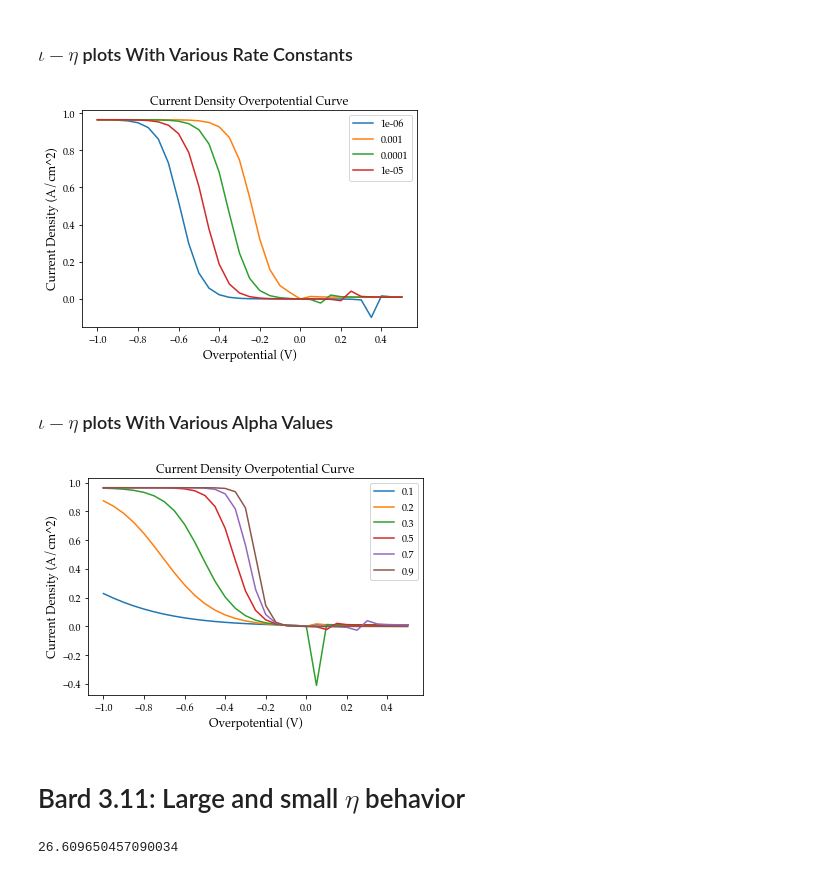
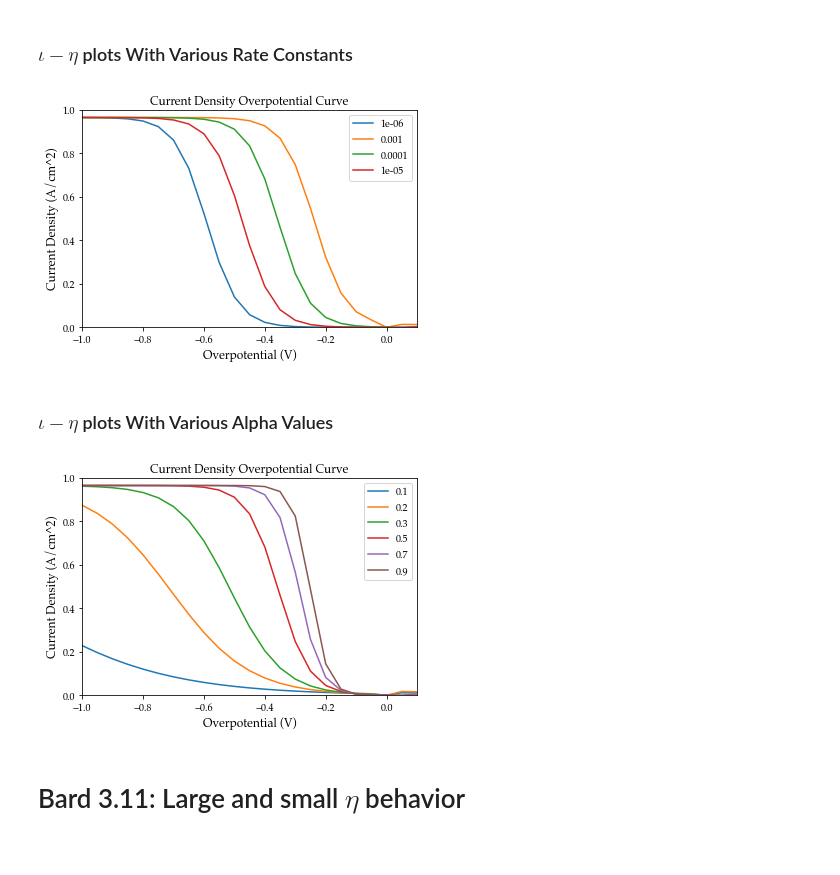
Before and after one commit to jmsieffer/ChemPhysicsMisc, a Jupyter notebook: ChemPhysicsMisc/MiscScienceScripts/ButlerVolmer.ipynb, the cells around one changed output. Drawn from its saved outputs; the diff is of its cells as text; code cells hidden in the pictures.

Commit message:
Updated Plots

```diff
--- a/ChemPhysicsMisc/MiscScienceScripts/ButlerVolmer.ipynb
+++ b/ChemPhysicsMisc/MiscScienceScripts/ButlerVolmer.ipynb
@@ -131,7 +134,7 @@ ila = iancat(mR,CR2)
 ilc = iancat(mO,CO2)
 
 #Creating the DataFrame full of data
-Potential = np.arange(-1.5,0.05,.05)
+Potential = np.arange(-1.5,0.5,.05)
 Overpotential = Potential + 0.5
 df = pd.DataFrame({'Potential': Potential, 'Overpotential': Overpotential})
 df = df.round(3)
@@ -143,19 +146,25 @@ def exp2(Overpotential, a):
     return np.exp((1-a) * f * Overpotential)
 
 def Current(Overpotential, i0, ilc, ila , a):
-    return (exp1(Overpotential, a) - exp2(Overpotential, a))/ ((1/i0) + (exp1(Overpotential, a)/ilc) - (exp2(Overpotential, a)/ila))
+    return ((exp1(Overpotential, a) - exp2(Overpotential, a))/ ((1/i0) + (exp1(Overpotential, a)/ilc) - (exp2(Overpotential, a)/ila)))
 
 
 
 exp1set = exp1(df.Overpotential, a)
 df['exp1'] = exp1set
 exp2set = exp2(df.Overpotential, a)
-df['exp2'] = exp1set
+df['exp2'] = exp2set
 CurrentBT = Current(df.Overpotential, i0, ilc, ila, a)
 df['Current'] = CurrentBT
-logCurrent = np.log(df['Current'])
-df['logCurrent'] = logCurrent
+logCurrent = np.log(abs(df['Current']))
+df['lnCurrent'] = logCurrent
 
 df = df.round(5)
-df
+#df = df.drop([22,23,24,25])
+
+# window = 21
+# order = 2
+# y_sf = savgol_filter(df['Current'], window, order)
+dfn = df.drop(['exp1', 'exp2'], axis=1)
+dfn
 # %% [output]
@@ -227,6 +239,9 @@ ExchangeCurrentSet = ExchangeCurrent(a, kset, CO2, CR2)
 
 fig = plt.subplots()
 for i in range(len(ExchangeCurrentSet)):
+
+    plt.xlim(-1,.1)
+    plt.ylim(-0.0,1)
 
     plt.plot(df.Overpotential,Current(df.Overpotential, ExchangeCurrentSet[i], ilc, ila, a), label = kpd[i])
 
@@ -240,34 +255,41 @@ for i in range(len(ExchangeCurrentSet)):
     plt.ylabel('Current Density (A/cm^2)', fontsize = '12')
 
     plt.legend(loc="upper right")
+
+plt.savefig('CDDifk.png', format='png', dpi=1200)
 # %% [output]
-[figure, old version]
+[figure, new version]
 # %% [markdown]
 ### $\iota - \eta $ plots With Various Alpha Values
 # %%
 #Generating different k valued exchange current values
 aset = np.array([.1,.2,.3, .5,.7,.9])
 apd = pd.Series(aset)
 
 
 ExchangeCurrentSet = ExchangeCurrent(aset, kTT, CO2, CR2)
 fig = plt.subplots()
 for i in range(len(ExchangeCurrentSet)):
+
+    plt.xlim(-1,.1)
+    plt.ylim(-0.0,1)
 
     plt.plot(df.Overpotential,Current(df.Overpotential, ExchangeCurrentSet[i], ilc, ila, aset[i]), label = apd[i])
 
     #Font selection
     matplotlib.rcParams['font.serif'] = "Palatino"
     matplotlib.rcParams['font.family'] = "serif"
 
     #Plot Labeling
     plt.title('Current Density Overpotential Curve')
     plt.xlabel('Overpotential (V)', fontsize = '12')
     plt.ylabel('Current Density (A/cm^2)', fontsize = '12')
 
     plt.legend(loc="upper right")
+
+plt.savefig('CDDifa.png', format='png', dpi=1200)
 # %% [output]
-[figure, old version]
+[figure, new version]
 # %% [markdown]
 # Bard 3.11: Large and small $\eta$ behavior
 # %%
@@ -275,7 +297,7 @@ OverpotentialTE = np.array([-100, -120, -150, -500, -600]) # in mV
 CurrentTE = np.array([45.9, 62.6, 100, 965, 965]) #in microA
 logCurrentTE = np.log10(CurrentTE)
 ATE = 0.1 #in cm^2
-COTE = 10**(-5)
+COTE = 10**(-5) #in mol/cm^3
 
 # #Taking slope of the small Overpotential region
 x = [OverpotentialTE[0], OverpotentialTE[2]]
@@ -284,13 +306,13 @@ slope, intercept = np.polyfit(x,y,1)
 
 #Value extrapolation from small eta region
 ExCurrentTE = 10**intercept
-alphaTE = -slope*2.303*R*T/F
+alphaTE = -slope*2.303*R*T/F*1000
 RCT = (R*T)/(F*(ExCurrentTE*10**(-6)))
+k = (ExCurrentTE*10**(-6)) / (F*ATE*10**(-5))
 LimCurrent = 965 #in mV, found from plot
-mo = (LimCurrent/1000)/(n*F*ATE*COTE) #not there yet
+mo = (LimCurrent*10**(-6))/(n*F*ATE*COTE)
 RMT = (R*T)/(F*(LimCurrent*10**(-6)))
+mo
 
 # fig = plt.figure(figsize = (7,5))
 # plt.plot(OverpotentialTE, logCurrentTE, 'o')
-# %% [output]
-26.609650457090034
```
Also changed, not shown: parts of 7 cells of this notebook, 8 other files.
